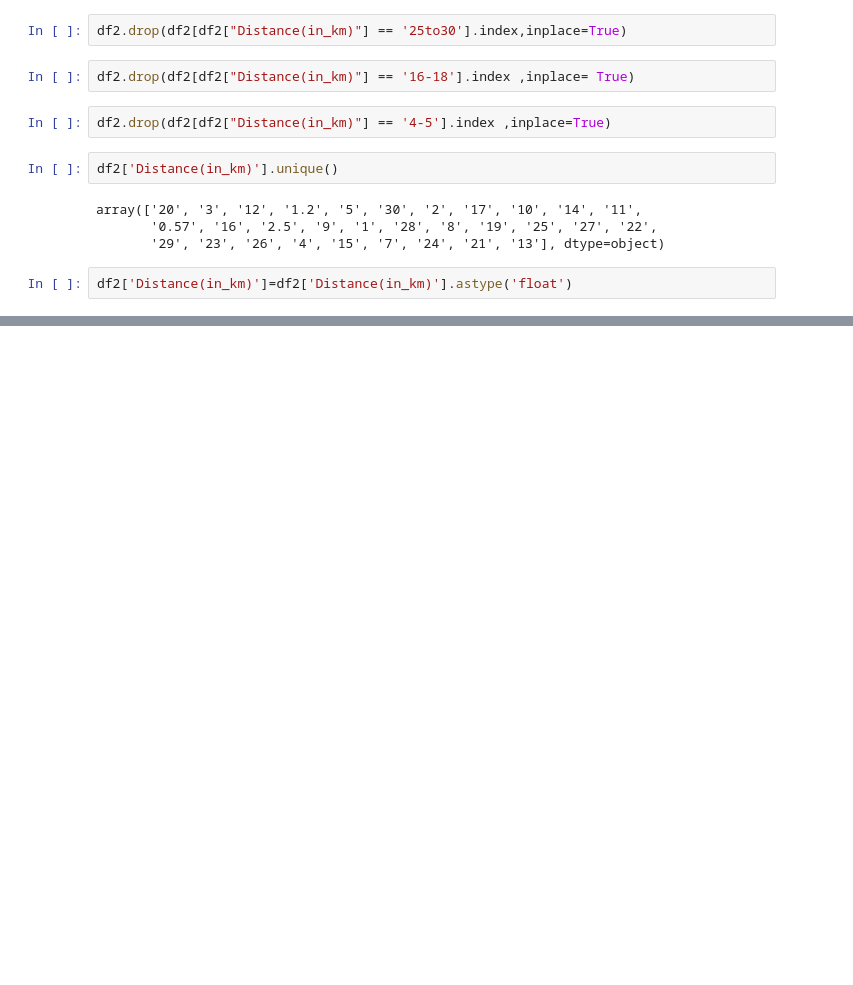
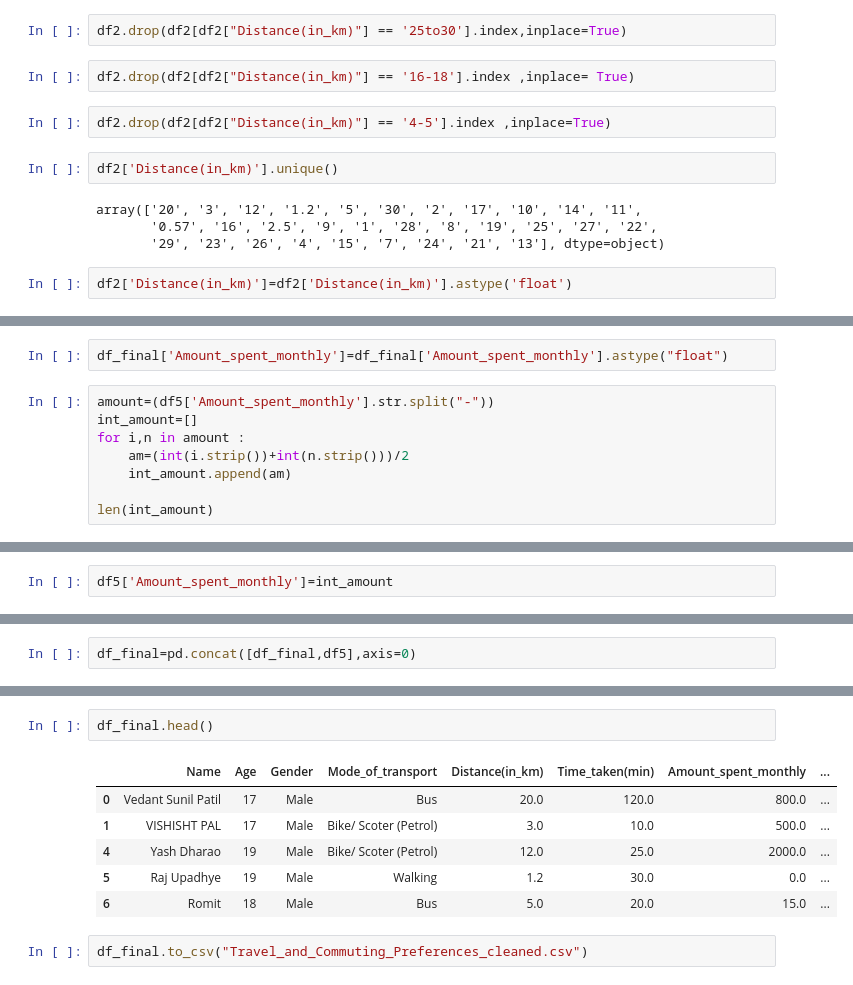
Before and after one commit to pythonieee/college_Pc_repo, a Jupyter notebook: taveling_commuting.ipynb, the cells around one changed output, grey strips where cells are left out. Drawn from its saved outputs; the diff is of its cells as text; blank space fills up the shorter version.

Commit message:
Cleaned the whole the data

```diff
--- a/taveling_commuting.ipynb
+++ b/taveling_commuting.ipynb
@@ -227,0 +430,10 @@ memory usage: 5.8+ KB
+# %%
+df_final['Amount_spent_monthly']=df_final['Amount_spent_monthly'].astype("float")
+# %%
+amount=(df5['Amount_spent_monthly'].str.split("-"))
+int_amount=[]
+for i,n in amount :
+    am=(int(i.strip())+int(n.strip()))/2
+    int_amount.append(am)
+
+len(int_amount)
@@ -227,0 +442,2 @@ memory usage: 5.8+ KB
+# %%
+df5['Amount_spent_monthly']=int_amount
@@ -227,0 +462,2 @@ memory usage: 5.8+ KB
+# %%
+df_final=pd.concat([df_final,df5],axis=0)
@@ -227,0 +482,11 @@ memory usage: 5.8+ KB
+# %%
+df_final.head()
+# %% [output]
+|  | Name | Age | Gender | Mode_of_transport | Distance(in_km) | Time_taken(min) | Amount_spent_monthly | ... |
+| 0 | Vedant Sunil Patil | 17 | Male | Bus | 20.0 | 120.0 | 800.0 | ... |
+| 1 | VISHISHT PAL | 17 | Male | Bike/ Scoter (Petrol) | 3.0 | 10.0 | 500.0 | ... |
+| 4 | Yash Dharao | 19 | Male | Bike/ Scoter (Petrol) | 12.0 | 25.0 | 2000.0 | ... |
+| 5 | Raj Upadhye | 19 | Male | Walking | 1.2 | 30.0 | 0.0 | ... |
+| 6 | Romit | 18 | Male | Bus | 5.0 | 20.0 | 15.0 | ... |
+# %%
+df_final.to_csv("Travel_and_Commuting_Preferences_cleaned.csv")
```
Also changed, not shown: parts of 36 cells of this notebook, 1 other file.
